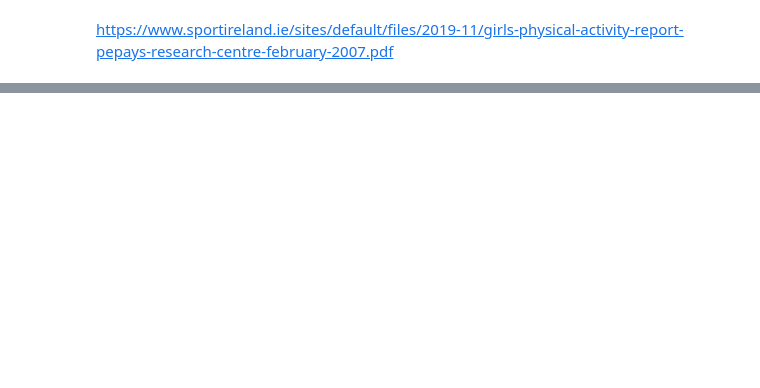
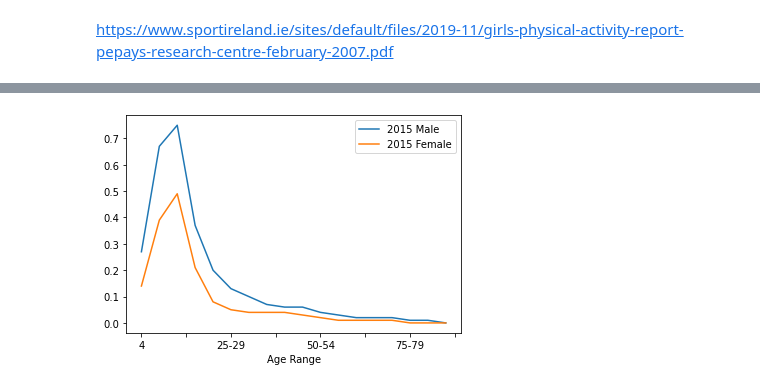
Before and after one commit to Michelleoc/programming-for-data-analysis-project, a Jupyter notebook: project.ipynb, the cells around one changed output, grey strips where cells are left out. Cells and saved outputs as stored; diff of their text form; code cells hidden in the pictures; blank space fills up the shorter version.

```diff
--- a/project.ipynb
+++ b/project.ipynb
@@ -128,0 +138,4 @@ https://www.sportireland.ie/sites/default/files/2019-11/girls-physical-activity-
+# %%
+path = ""
+victoriastats = path + "victoriastats.csv"
+dataframe = pd.read_csv(victoriastats)
@@ -128,0 +191,5 @@ https://www.sportireland.ie/sites/default/files/2019-11/girls-physical-activity-
+# %%
+dataframe.plot(x='Age Range', y=['2015 Male', '2015 Female'])
+plt.show()
+# %% [output]
+[figure, added]
```
Also changed, not shown: parts of 16 cells of this notebook, 4 other files.
